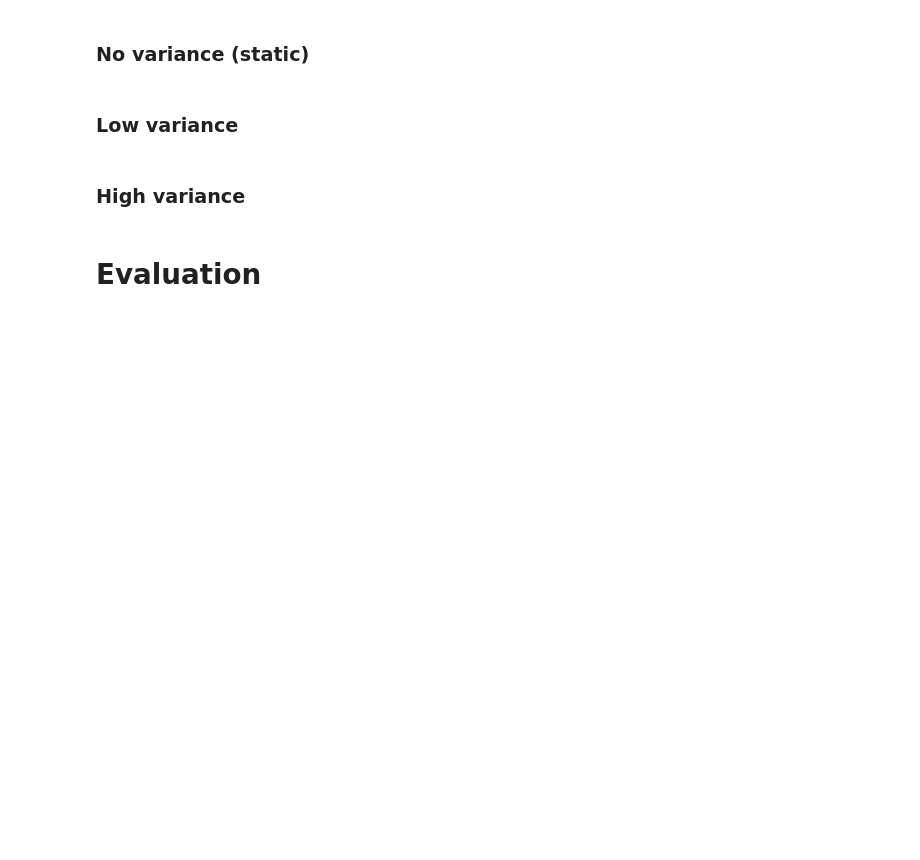
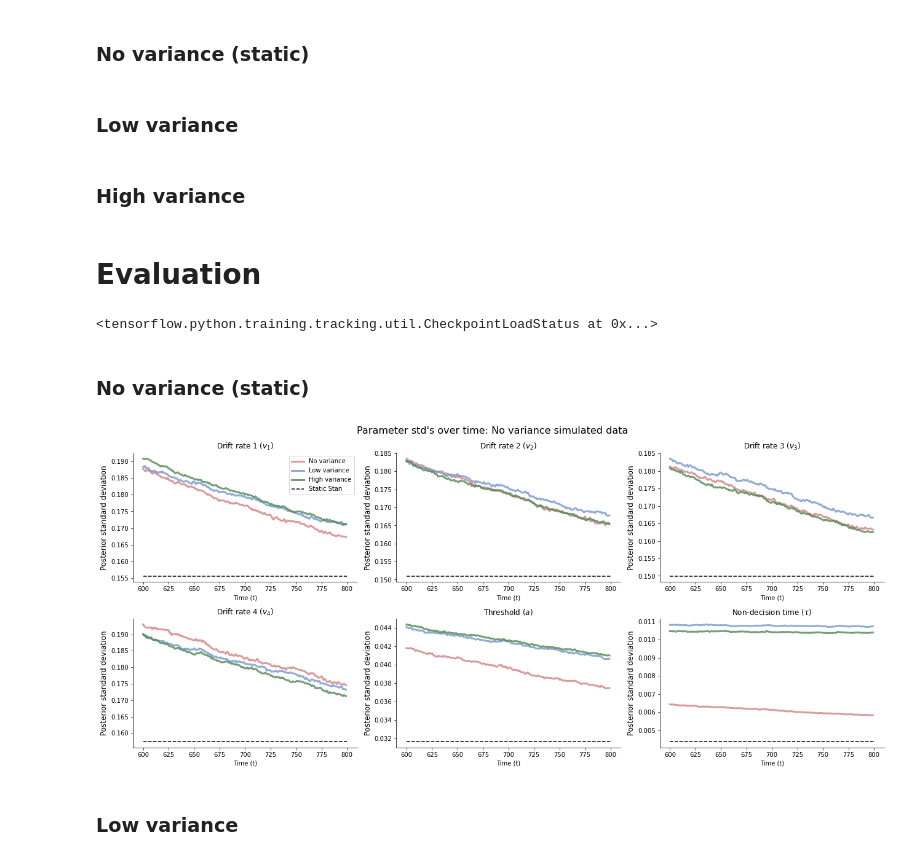
Before and after one commit to LuSchumacher/dynamic_models, a Jupyter notebook: notebooks/truly_dynamic_modeling.ipynb, the cells around one changed output. Saved outputs shown, nothing was run; the diff lists cells and outputs as text; code cells hidden in the pictures; blank space fills up the shorter version.

```diff
--- a/notebooks/truly_dynamic_modeling.ipynb
+++ b/notebooks/truly_dynamic_modeling.ipynb
@@ -111,8 +104,8 @@ def dynamic_diffusion_process(prior_samples, context, n_obs):
         params_t[1] = min(max(params_t[1], 0.0), 8)
         params_t[2] = min(max(params_t[2], 0.0), 8)
         params_t[3] = min(max(params_t[3], 0.0), 8)
-        params_t[4] = min(max(params_t[4], 0.0), 6)
-        params_t[5] = min(max(params_t[5], 0.0), 4)
+        params_t[4] = min(max(params_t[4], 0.001), 6)
+        params_t[5] = min(max(params_t[5], 0.001), 4)
 
     return np.atleast_2d(rt).T, theta_d, theta_s
 
@@ -210,7 +203,7 @@ def to_stan(sim_data):
     Convert data from simulator to stan-friendly format.
     """
     rt = sim_data[:, 0]
-    context = sim_data[:, 1].astype(np.int32)
+    context = sim_data[:, 1].astype(np.int32) + 1
     correct = (rt >= 0).astype(np.int32)
     rt = np.abs(rt).astype(np.float32)
     return {'rt': rt, 'correct': correct, 'context': context, 'N': rt.shape[0]}
@@ -462,2 +451,12 @@ network.save_weights('checkpoints/lowVar_800')
 # %% [markdown]
 # Evaluation
+# %%
+# load trained network
+network_no_var   = HeteroscedasticNetwork(6)
+network_low_var  = HeteroscedasticNetwork(6)
+network_high_var = HeteroscedasticNetwork(6)
+network_no_var.load_weights('checkpoints/static_800')
+network_low_var.load_weights('checkpoints/lowVar_800')
+network_high_var.load_weights('checkpoints/highVar_800')
+# %% [output]
+<tensorflow.python.training.tracking.util.CheckpointLoadStatus at 0x...>
@@ -463,0 +519,15 @@ network.save_weights('checkpoints/lowVar_800')
+# %% [markdown]
+### No variance (static)
+# %%
+# load simulated data and stan fits
+sim = pd.read_pickle('./sim_800_noVar.pkl')
+rt = sim['rt']
+context = to_categorical(sim['context'])
+sim_data = np.concatenate((rt[:, :, np.newaxis], context), axis=-1)
+stan_post_samples = sim['stan_post_samples']
+# %%
+plot_post_sd(stan_post_samples, sim_data, 200, 0)
+# %% [output]
+[figure, added]
+# %% [markdown]
+### Low variance
```
Also changed, not shown: parts of 17 cells of this notebook, 3 other files.
